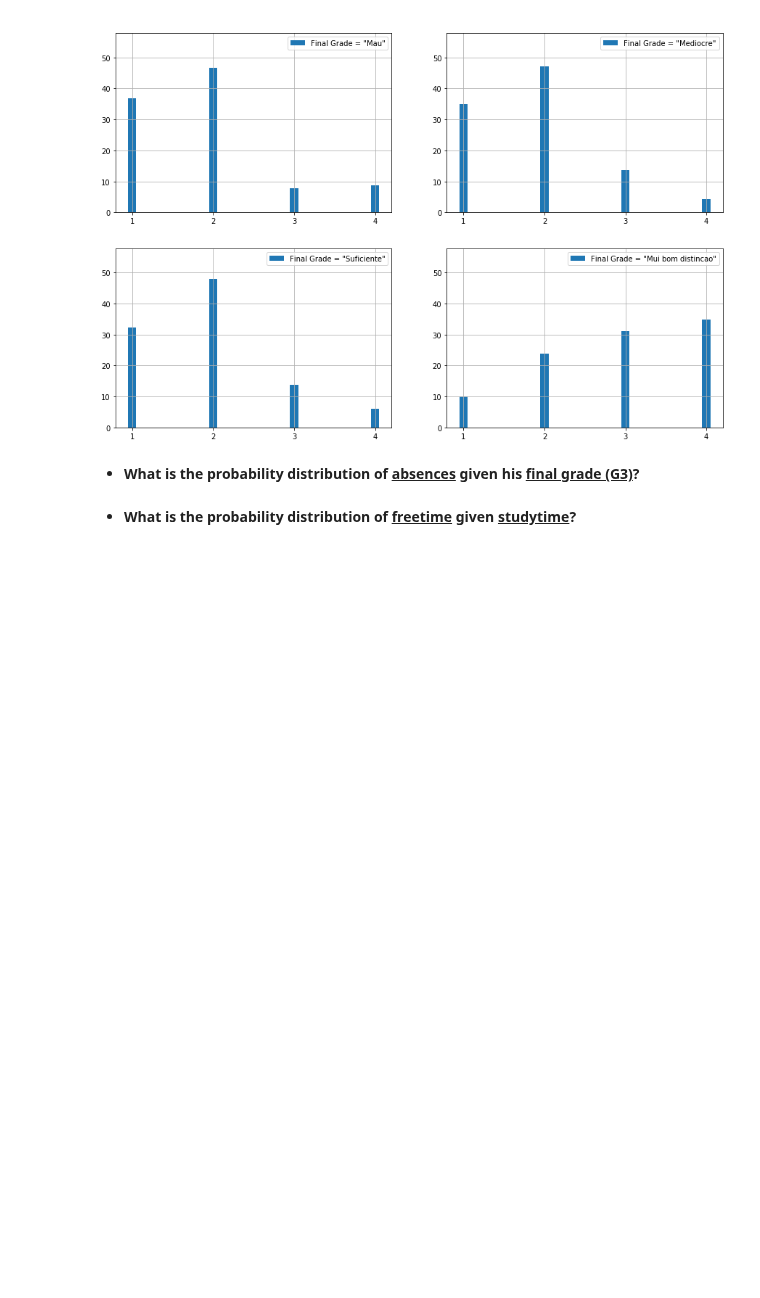
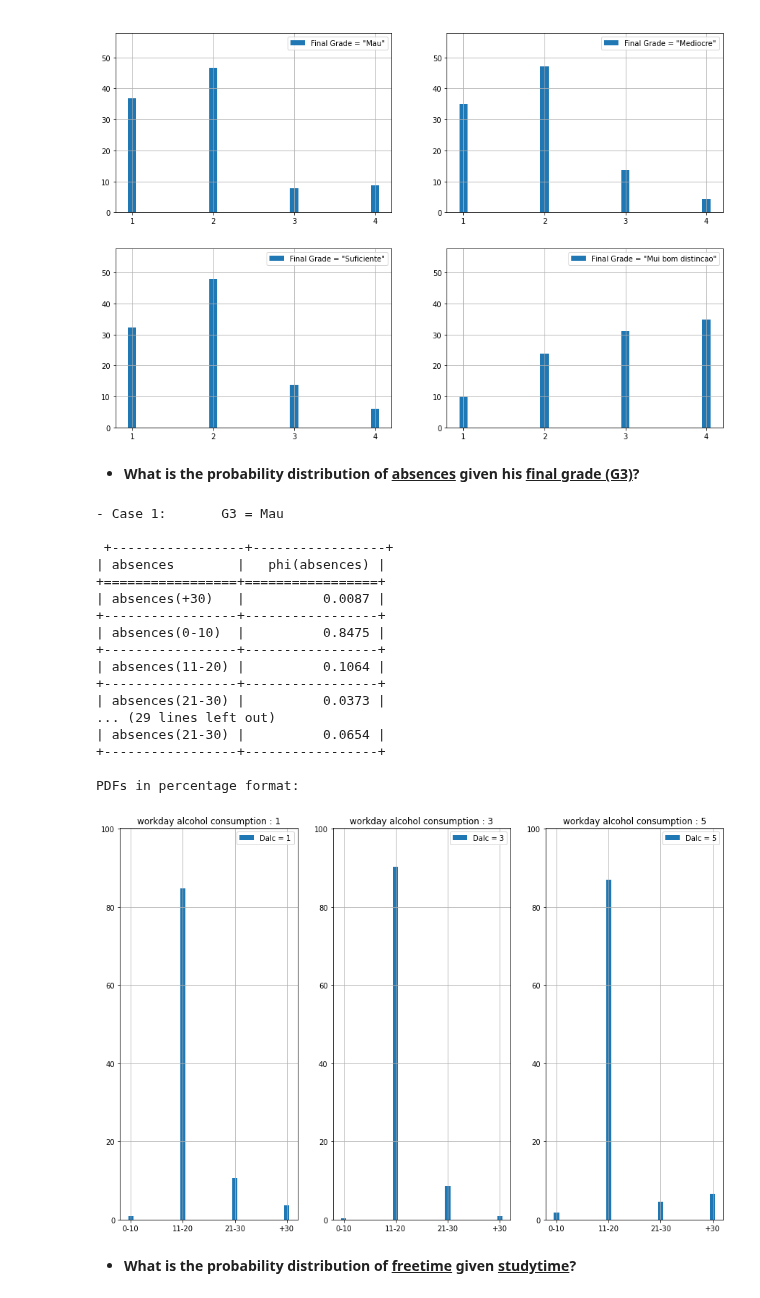
Before and after one commit to Mikalb98/StudentAnalysis-BayesianNetwork, a Jupyter notebook: BayesianModel_Albarello_Nestola.ipynb, the cells around one changed output. Drawn from its saved outputs; the diff is of its cells as text; code cells hidden in the pictures; blank space fills up the shorter version.

```diff
--- a/BayesianModel_Albarello_Nestola.ipynb
+++ b/BayesianModel_Albarello_Nestola.ipynb
@@ -3060,6 +3085,7 @@ q4_3 = infer.query(["absences"], evidence={"G3": "Excelente"})
 "Muito Bom",
 "Excelente",
 "Mui bom distincao"
+ordered_labels = ["0-10","11-20", "21-30", "+30"]
 
 '''
 
@@ -3075,72 +3101,78 @@ print(f"\n\n- Case 3: \tG3 = Excelente \n\n {q4_3}")
 
 
 #Setting y values of first dictionary:
-diz1 = dict({"Bom": q4_1.values[0]*100,
-             "Exc": q4_1.values[1]*100,
-             "Mau": q4_1.values[2]*100,
-             "Med": q4_1.values[3]*100,
-             "Mui bom dist": q4_1.values[4]*100,
-             "Muito Bom": q4_1.values[5]*100,
-             "Suf": q4_1.values[6]*100
+diz1 = dict({"+30": q4_1.values[0]*100,
+             "0-10": q4_1.values[1]*100,
+             "11-20": q4_1.values[2]*100,
+             "21-30": q4_1.values[3]*100
             })
 
 
 #Setting y values of second dictionary:
-diz2 = dict({"Bom": q4_2.values[0]*100,
-             "Exc": q4_2.values[1]*100,
-             "Mau": q4_2.values[2]*100,
-             "Med": q4_2.values[3]*100,
-             "Mui bom dist": q4_2.values[4]*100,
-             "Muito Bom": q4_2.values[5]*100,
-             "Suf": q4_2.values[6]*100
+diz2 = dict({"+30": q4_2.values[0]*100,
+             "0-10": q4_2.values[1]*100,
+             "11-20": q4_2.values[2]*100,
+             "21-30": q4_2.values[3]*100
             })
 
 
 #Setting y values of third dictionary:
-diz3 = dict({"Bom": q4_3.values[0]*100,
-             "Exc": q4_3.values[1]*100,
-             "Mau": q4_3.values[2]*100,
-             "Med": q4_3.values[3]*100,
-             "Mui bom dist": q4_3.values[4]*100,
-             "Muito Bom": q4_3.values[5]*100,
-             "Suf": q4_3.values[6]*100
+diz3 = dict({"+30": q4_3.values[0]*100,
+             "0-10": q4_3.values[1]*100,
+             "11-20": q4_3.values[2]*100,
+             "21-30": q4_3.values[3]*100
             })
 
 
 #Variables to plot PDFs:
 rows = 1
 cols = 3
 titles = ['workday alcohol consumption : 1',
           'workday alcohol consumption : 3',
           'workday alcohol consumption : 5'
          ]
 
 pdf_legends = ['Dalc = 1',
               'Dalc = 3',
               'Dalc = 5',
               ]
 
 figsize = (15,10)
 diz = [diz1, diz2, diz3]
-x_ticklabels = ["Mau",
-                "Med",
-                "Suf",
-                "Bom",
-                "Muito Bom",
-                "Exc",
-                "Mui bom dist"
-               ]
+x_ticklabels = ["0-10",
+                "11-20",
+                "21-30",
+                "+30"]
 
 
 #plot all the PDFs:
 print("\nPDFs in percentage format:")
 plot_pdf(rows = rows,
          cols = cols,
          titles = titles,
          pdf_legends = pdf_legends,
          figsize = figsize,
          x_ticklabels = x_ticklabels,
          diz = diz)
+# %% [output]
+- Case 1:       G3 = Mau
+
+ +-----------------+-----------------+
+| absences        |   phi(absences) |
++=================+=================+
+| absences(+30)   |          0.0087 |
++-----------------+-----------------+
+| absences(0-10)  |          0.8475 |
++-----------------+-----------------+
+| absences(11-20) |          0.1064 |
++-----------------+-----------------+
+| absences(21-30) |          0.0373 |
+... (29 lines left out)
+| absences(21-30) |          0.0654 |
++-----------------+-----------------+
+
+PDFs in percentage format:
+[figure, added]
 # %% [markdown]
 * **What is the probability distribution of <u>freetime</u> given <u>studytime</u>?**
 # %% [markdown]
```
Also changed, not shown: parts of 45 cells of this notebook.
